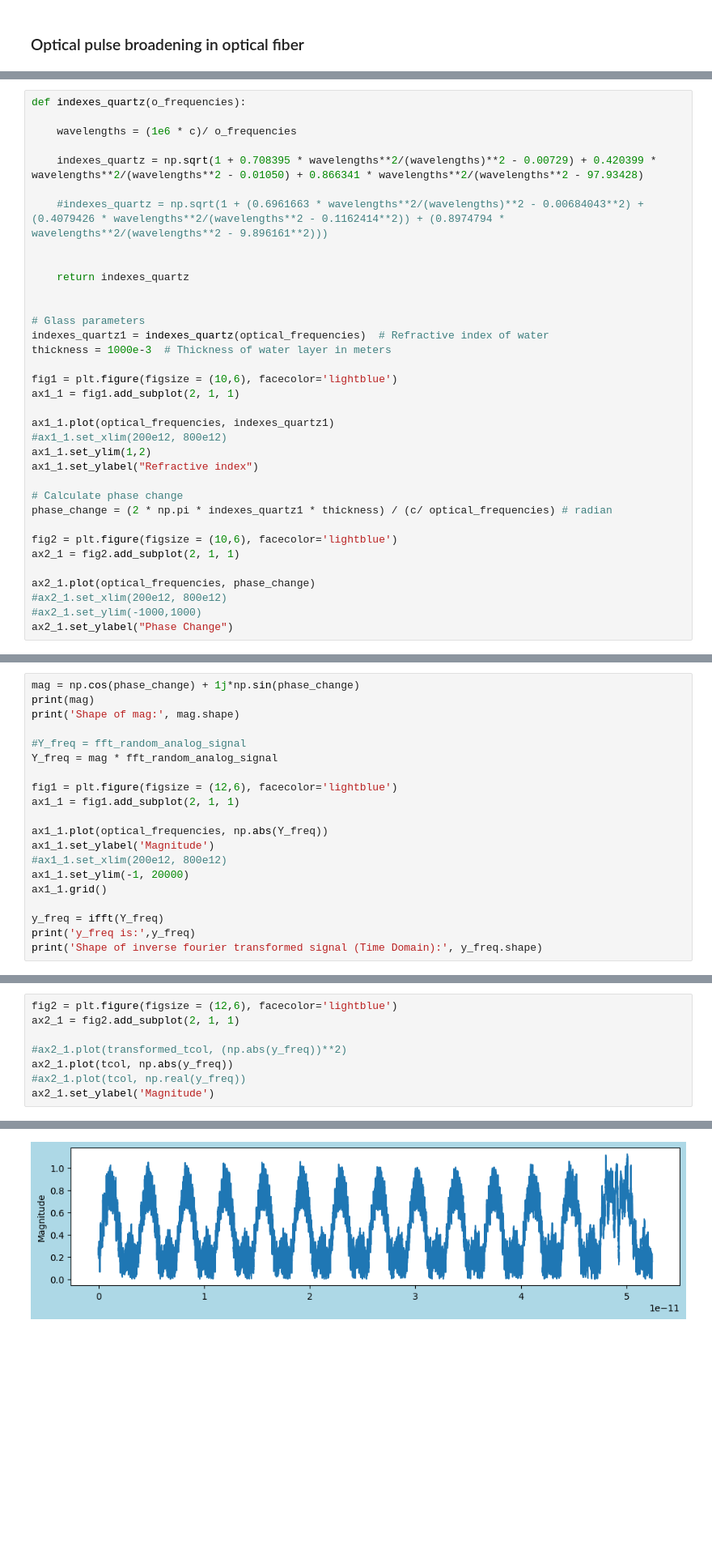
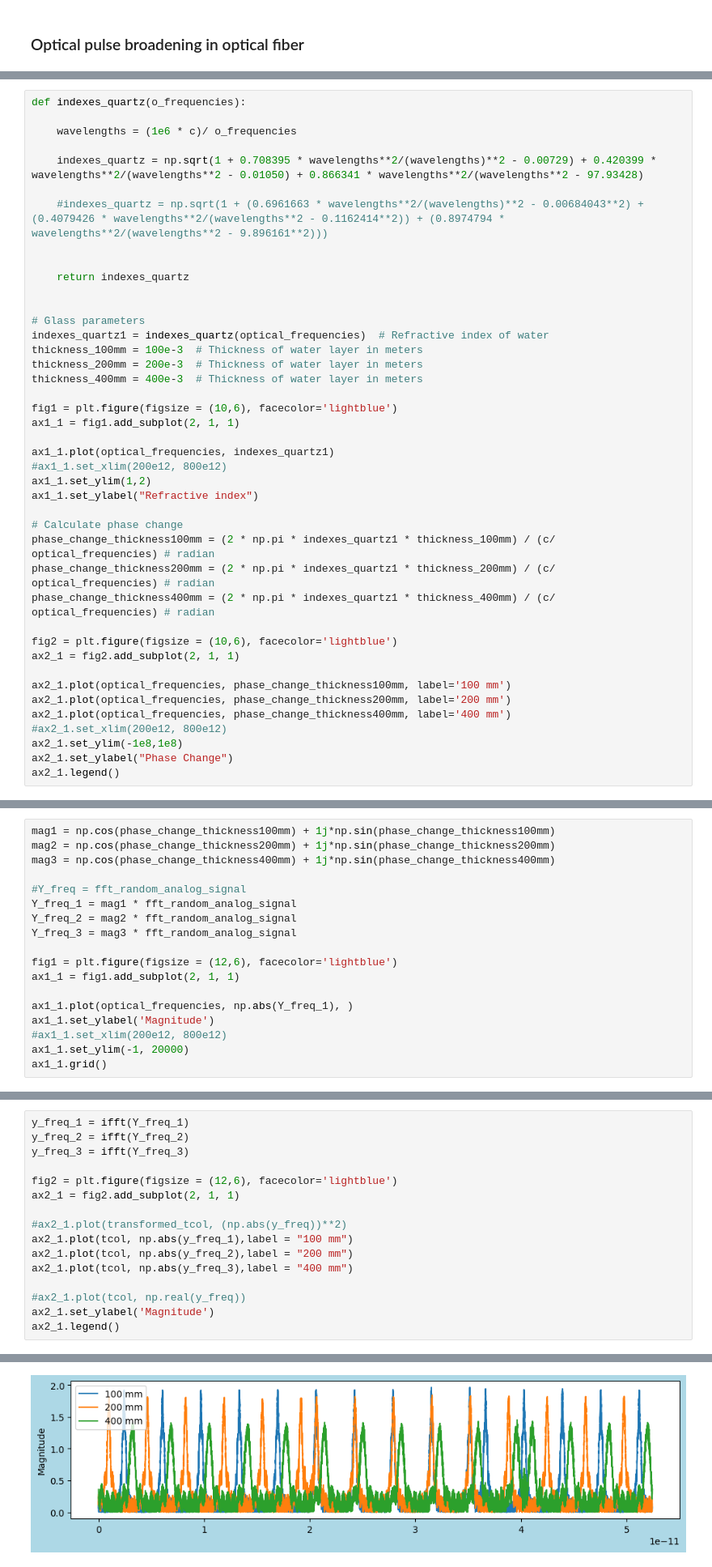
Before and after one commit to tacticstactics/Optical-pulse-broadening, a Jupyter notebook: optical_pulse_broadening_optical_fibers.ipynb, the cells around one changed output, grey strips where cells are left out. Shown at 81% size. Cells and saved outputs as stored; diff of their text form; blank space fills up the shorter version.

```diff
--- a/optical_pulse_broadening_optical_fibers.ipynb
+++ b/optical_pulse_broadening_optical_fibers.ipynb
@@ -312,7 +312,9 @@ def indexes_quartz(o_frequencies):
 
 # Glass parameters
 indexes_quartz1 = indexes_quartz(optical_frequencies)  # Refractive index of water
-thickness = 1000e-3  # Thickness of water layer in meters
+thickness_100mm = 100e-3  # Thickness of water layer in meters
+thickness_200mm = 200e-3  # Thickness of water layer in meters
+thickness_400mm = 400e-3  # Thickness of water layer in meters
 
 fig1 = plt.figure(figsize = (10,6), facecolor='lightblue')
 ax1_1 = fig1.add_subplot(2, 1, 1)
@@ -323,13 +325,18 @@ ax1_1.set_ylim(1,2)
 ax1_1.set_ylabel("Refractive index")
 
 # Calculate phase change
-phase_change = (2 * np.pi * indexes_quartz1 * thickness) / (c/ optical_frequencies) # radian
+phase_change_thickness100mm = (2 * np.pi * indexes_quartz1 * thickness_100mm) / (c/ optical_frequencies) # radian
+phase_change_thickness200mm = (2 * np.pi * indexes_quartz1 * thickness_200mm) / (c/ optical_frequencies) # radian
+phase_change_thickness400mm = (2 * np.pi * indexes_quartz1 * thickness_400mm) / (c/ optical_frequencies) # radian
 
 fig2 = plt.figure(figsize = (10,6), facecolor='lightblue')
 ax2_1 = fig2.add_subplot(2, 1, 1)
 
-ax2_1.plot(optical_frequencies, phase_change)
+ax2_1.plot(optical_frequencies, phase_change_thickness100mm, label='100 mm')
+ax2_1.plot(optical_frequencies, phase_change_thickness200mm, label='200 mm')
+ax2_1.plot(optical_frequencies, phase_change_thickness400mm, label='400 mm')
 #ax2_1.set_xlim(200e12, 800e12)
-#ax2_1.set_ylim(-1000,1000)
+ax2_1.set_ylim(-1e8,1e8)
 ax2_1.set_ylabel("Phase Change")
+ax2_1.legend()
 # %% [output]
@@ -339,21 +346,19 @@ Text(0, 0.5, 'Phase Change')
 # %%
-mag = np.cos(phase_change) + 1j*np.sin(phase_change)
-print(mag)
-print('Shape of mag:', mag.shape)
+mag1 = np.cos(phase_change_thickness100mm) + 1j*np.sin(phase_change_thickness100mm)
+mag2 = np.cos(phase_change_thickness200mm) + 1j*np.sin(phase_change_thickness200mm)
+mag3 = np.cos(phase_change_thickness400mm) + 1j*np.sin(phase_change_thickness400mm)
 
 #Y_freq = fft_random_analog_signal
-Y_freq = mag * fft_random_analog_signal
+Y_freq_1 = mag1 * fft_random_analog_signal
+Y_freq_2 = mag2 * fft_random_analog_signal
+Y_freq_3 = mag3 * fft_random_analog_signal
 
 fig1 = plt.figure(figsize = (12,6), facecolor='lightblue')
 ax1_1 = fig1.add_subplot(2, 1, 1)
 
-ax1_1.plot(optical_frequencies, np.abs(Y_freq))
+ax1_1.plot(optical_frequencies, np.abs(Y_freq_1), )
 ax1_1.set_ylabel('Magnitude')
 #ax1_1.set_xlim(200e12, 800e12)
 ax1_1.set_ylim(-1, 20000)
 ax1_1.grid()
-
-y_freq = ifft(Y_freq)
-print('y_freq is:',y_freq)
-print('Shape of inverse fourier transformed signal (Time Domain):', y_freq.shape)
 # %% [output]
@@ -368,10 +365,18 @@ Shape of inverse fourier transformed signal (Time Domain): (262144,)
 [figure]
 # %%
+y_freq_1 = ifft(Y_freq_1)
+y_freq_2 = ifft(Y_freq_2)
+y_freq_3 = ifft(Y_freq_3)
+
 fig2 = plt.figure(figsize = (12,6), facecolor='lightblue')
 ax2_1 = fig2.add_subplot(2, 1, 1)
 
 #ax2_1.plot(transformed_tcol, (np.abs(y_freq))**2)
-ax2_1.plot(tcol, np.abs(y_freq))
+ax2_1.plot(tcol, np.abs(y_freq_1),label = "100 mm")
+ax2_1.plot(tcol, np.abs(y_freq_2),label = "200 mm")
+ax2_1.plot(tcol, np.abs(y_freq_3),label = "400 mm")
+
 #ax2_1.plot(tcol, np.real(y_freq))
 ax2_1.set_ylabel('Magnitude')
+ax2_1.legend()
 # %% [output]
@@ -379,4 +384,4 @@ Text(0, 0.5, 'Magnitude')
-[figure, old version]
+[figure, new version]
 # %%
 
 # c = 2.99792458 * 1e8;	%m/sec
```
Also changed, not shown: parts of 5 cells of this notebook.
